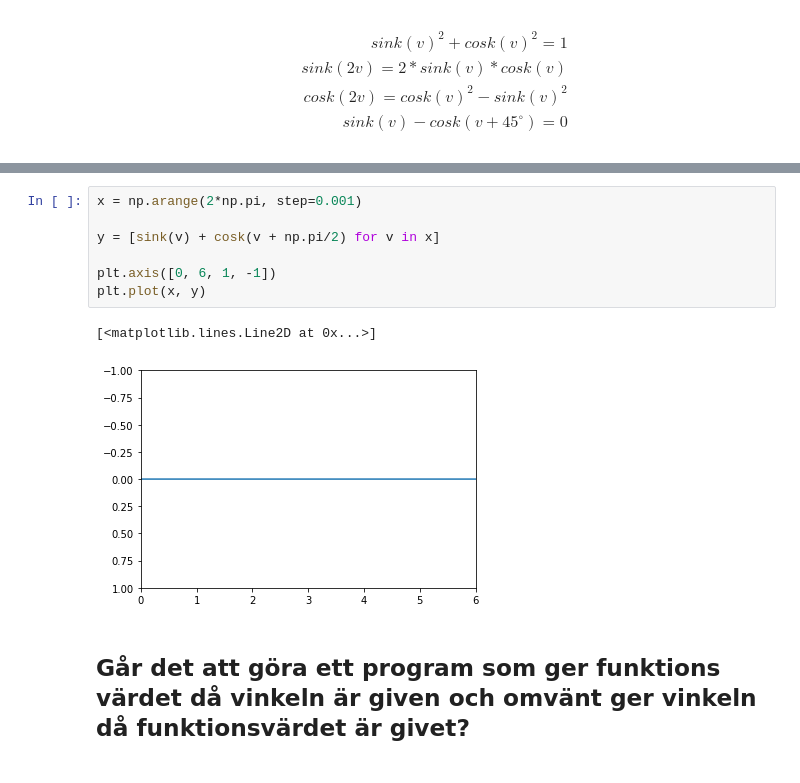
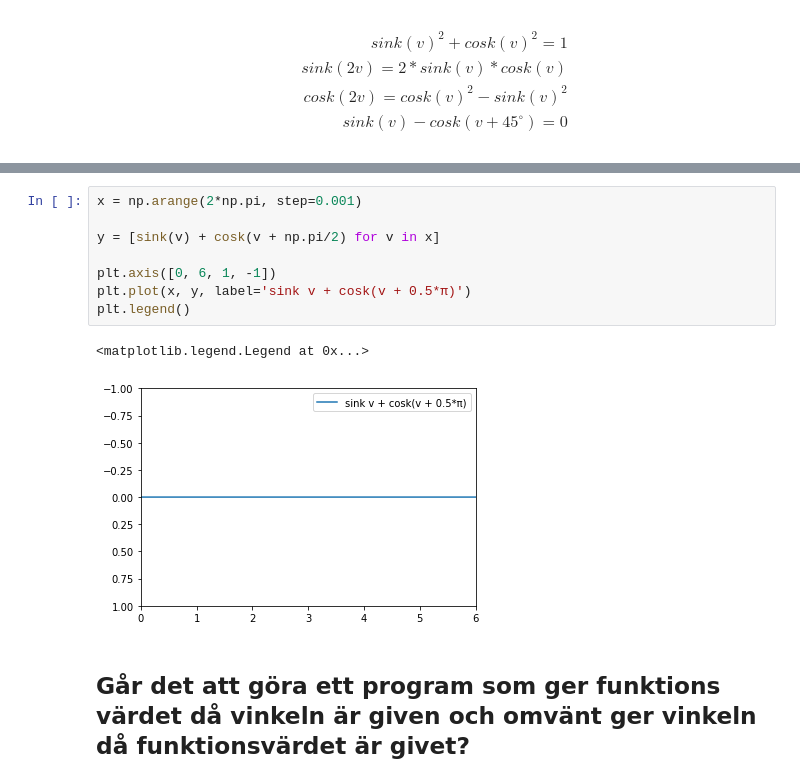
Before and after one commit to jollescott/sinus-kvadraticus, a Jupyter notebook: sinus-kvadraticus.ipynb, the cells around one changed output, grey strips where cells are left out. Saved outputs shown, nothing was run; the diff lists cells and outputs as text.

```diff
--- a/sinus-kvadraticus.ipynb
+++ b/sinus-kvadraticus.ipynb
@@ -133,13 +136,14 @@ plt.plot(x, y2)
 # %%
 x = np.arange(2*np.pi, step=0.001)
 
 y = [sink(v) + cosk(v + np.pi/2) for v in x]
 
 plt.axis([0, 6, 1, -1])
-plt.plot(x, y)
+plt.plot(x, y, label='sink v + cosk(v + 0.5*π)')
+plt.legend()
 # %% [output]
-[<matplotlib.lines.Line2D at 0x...>]
+<matplotlib.legend.Legend at 0x...>
-[figure, old version]
+[figure, new version]
 # %% [markdown]
 ## Går det att göra ett program som ger funktions värdet då vinkeln är given och omvänt ger vinkeln då funktionsvärdet är givet?
 # %%
```
Also changed, not shown: parts of 3 cells of this notebook.
